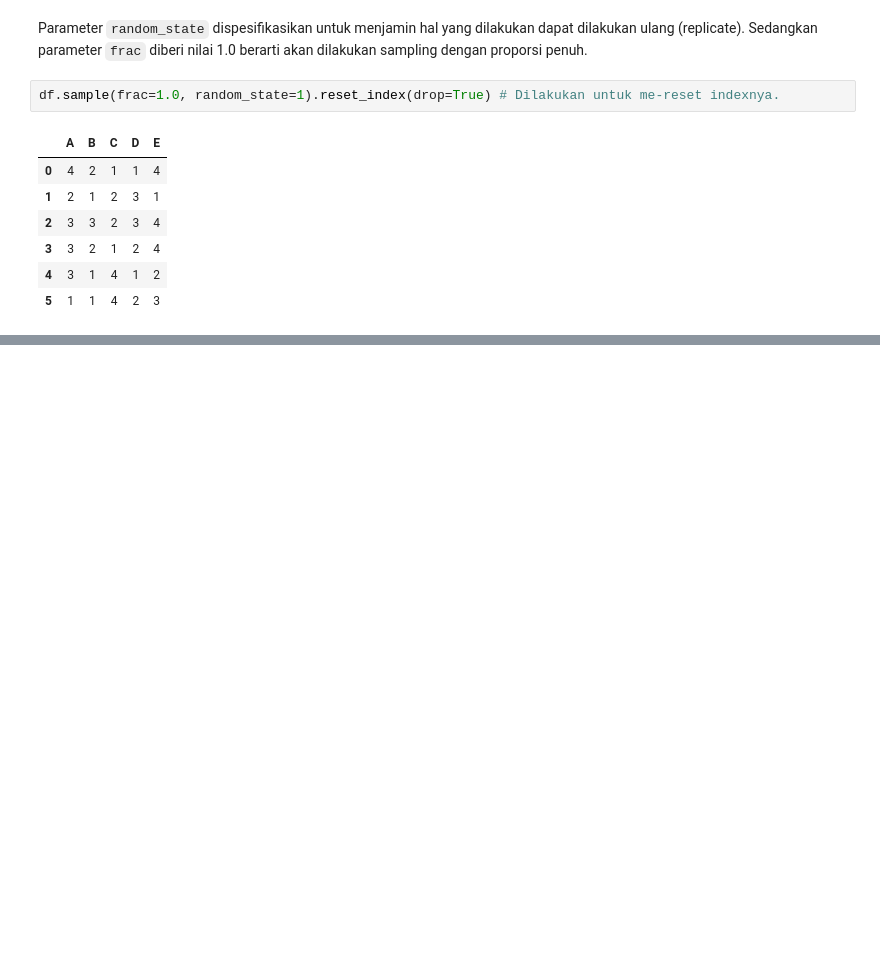
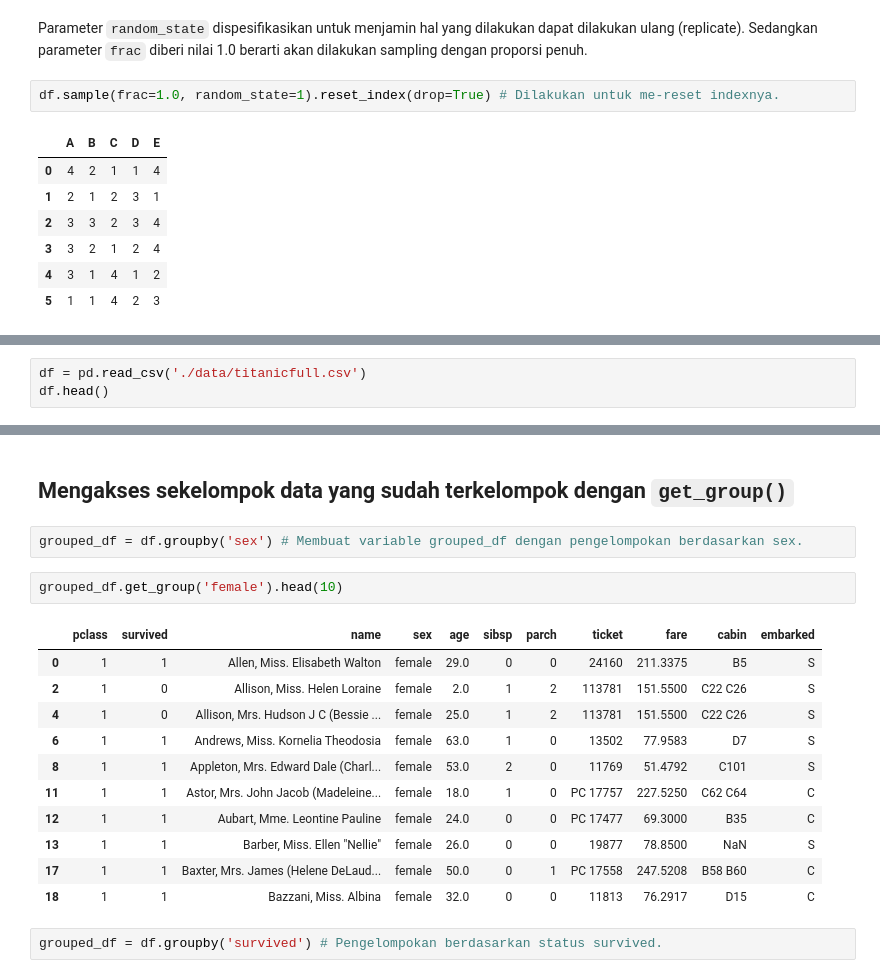
Before and after one commit to medievalgoose/pandas, a Jupyter notebook: Pandas-Week10.ipynb, the cells around one changed output, grey strips where cells are left out. Saved outputs shown, nothing was run; the diff lists cells and outputs as text; blank space fills up the shorter version.

Commit message:
Penjelasan cara akses sekelompok data dengan method get_group()

```diff
--- a/Pandas-Week10.ipynb
+++ b/Pandas-Week10.ipynb
@@ -164,0 +175,3 @@ df.sample(frac=1.0, random_state=1).reset_index(drop=True) # Dilakukan untuk me-
+# %%
+df = pd.read_csv('./data/titanicfull.csv')
+df.head()
@@ -164,0 +185,20 @@ df.sample(frac=1.0, random_state=1).reset_index(drop=True) # Dilakukan untuk me-
+# %% [markdown]
+## Mengakses sekelompok data yang sudah terkelompok dengan `get_group()`
+# %%
+grouped_df = df.groupby('sex') # Membuat variable grouped_df dengan pengelompokan berdasarkan sex.
+# %%
+grouped_df.get_group('female').head(10)
+# %% [output]
+|  | pclass | survived | name | sex | age | sibsp | parch | ticket | fare | cabin | embarked |
+| 0 | 1 | 1 | Allen, Miss. Elisabeth Walton | female | 29.0 | 0 | 0 | 24160 | 211.3375 | B5 | S |
+| 2 | 1 | 0 | Allison, Miss. Helen Loraine | female | 2.0 | 1 | 2 | 113781 | 151.5500 | C22 C26 | S |
+| 4 | 1 | 0 | Allison, Mrs. Hudson J C (Bessie ... | female | 25.0 | 1 | 2 | 113781 | 151.5500 | C22 C26 | S |
+| 6 | 1 | 1 | Andrews, Miss. Kornelia Theodosia | female | 63.0 | 1 | 0 | 13502 | 77.9583 | D7 | S |
+| 8 | 1 | 1 | Appleton, Mrs. Edward Dale (Charl... | female | 53.0 | 2 | 0 | 11769 | 51.4792 | C101 | S |
+| 11 | 1 | 1 | Astor, Mrs. John Jacob (Madeleine... | female | 18.0 | 1 | 0 | PC 17757 | 227.5250 | C62 C64 | C |
+| 12 | 1 | 1 | Aubart, Mme. Leontine Pauline | female | 24.0 | 0 | 0 | PC 17477 | 69.3000 | B35 | C |
+| 13 | 1 | 1 | Barber, Miss. Ellen "Nellie" | female | 26.0 | 0 | 0 | 19877 | 78.8500 | NaN | S |
+| 17 | 1 | 1 | Baxter, Mrs. James (Helene DeLaud... | female | 50.0 | 0 | 1 | PC 17558 | 247.5208 | B58 B60 | C |
+| 18 | 1 | 1 | Bazzani, Miss. Albina | female | 32.0 | 0 | 0 | 11813 | 76.2917 | D15 | C |
+# %%
+grouped_df = df.groupby('survived') # Pengelompokan berdasarkan status survived.
```
Also changed, not shown: parts of 7 cells of this notebook.
